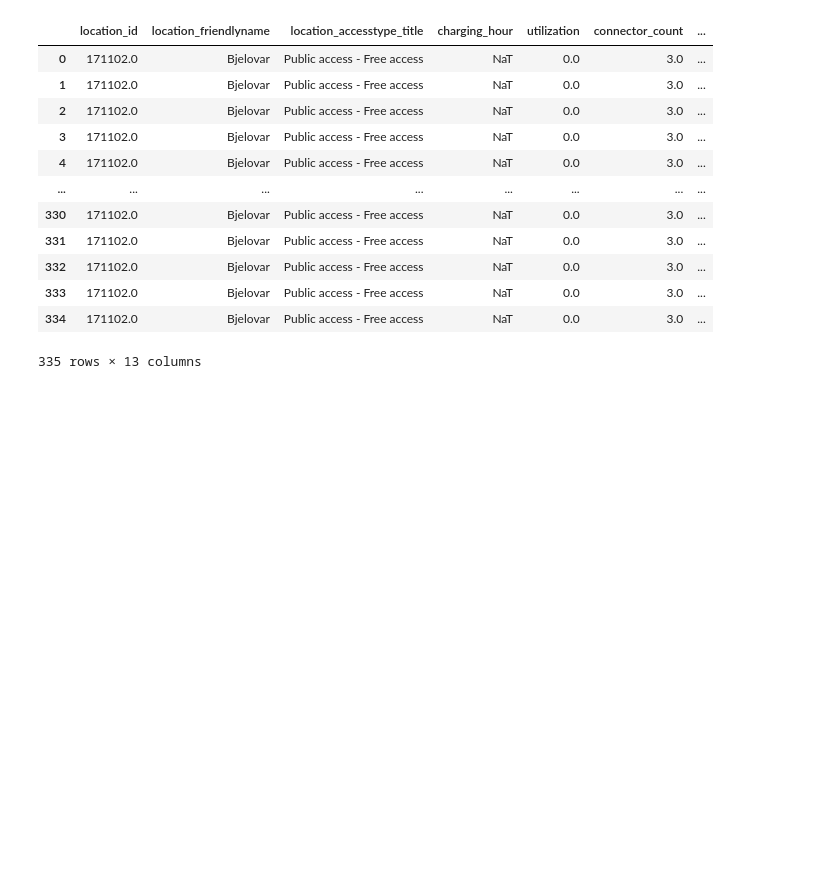
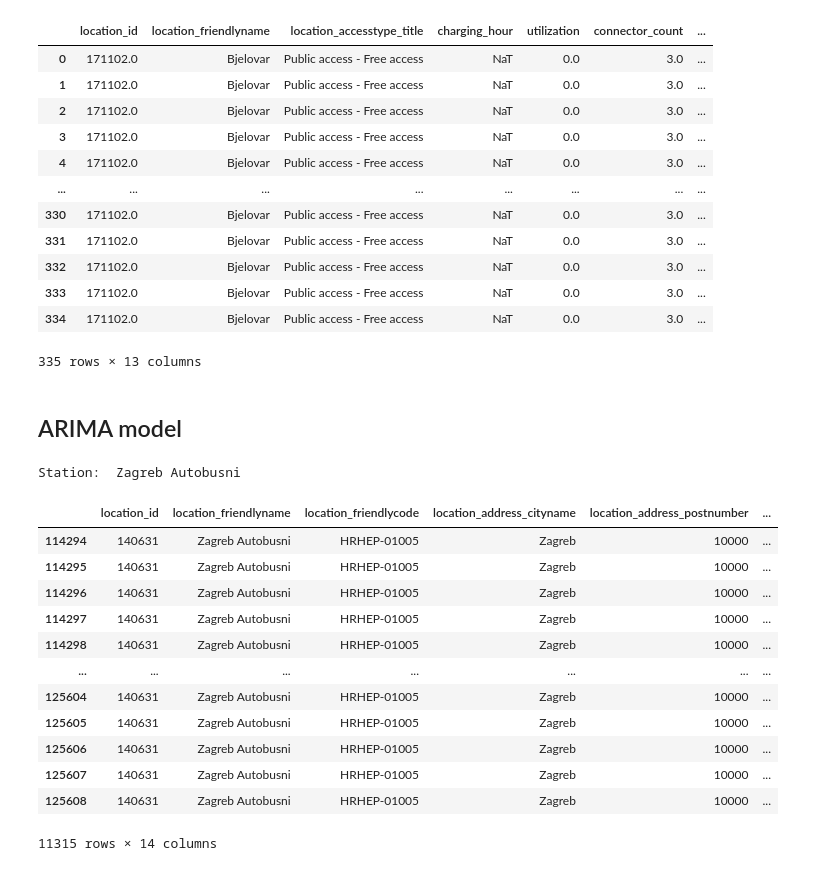
Before and after one commit to local-ai-gr/CNROpt-public, a Jupyter notebook: Forecasting with location included final model.ipynb, the cells around one changed output. Drawn from its saved outputs; the diff is of its cells as text; code cells hidden in the pictures; blank space fills up the shorter version.

```diff
--- a/Forecasting with location included final model.ipynb
+++ b/Forecasting with location included final model.ipynb
@@ -1813,3 +1813,5 @@ real_selected_loader = DataLoader(real_data_transformer, batch_size = 512, shuff
 # %%
 results_selected_location = test_transformer_model(real_selected_loader, best_model_transformer)
 results_selected_location['Time'] = real_data_selected['Time'].copy()
+# %% [markdown]
+ ## ARIMA model
@@ -1815,0 +1831,19 @@ results_selected_location['Time'] = real_data_selected['Time'].copy()
+# %%
+# Call the function to filter the CSV
+filtered_data_zg, name2 = filter_csv_by_first_column(data_stations, 140631)
+filtered_data_zg
+# %% [output]
+Station:  Zagreb Autobusni
+|  | location_id | location_friendlyname | location_friendlycode | location_address_cityname | location_address_postnumber | ... |
+| 114294 | 140631 | Zagreb Autobusni | HRHEP-01005 | Zagreb | 10000 | ... |
+| 114295 | 140631 | Zagreb Autobusni | HRHEP-01005 | Zagreb | 10000 | ... |
+| 114296 | 140631 | Zagreb Autobusni | HRHEP-01005 | Zagreb | 10000 | ... |
+| 114297 | 140631 | Zagreb Autobusni | HRHEP-01005 | Zagreb | 10000 | ... |
+| 114298 | 140631 | Zagreb Autobusni | HRHEP-01005 | Zagreb | 10000 | ... |
+| ... | ... | ... | ... | ... | ... | ... |
+| 125604 | 140631 | Zagreb Autobusni | HRHEP-01005 | Zagreb | 10000 | ... |
+| 125605 | 140631 | Zagreb Autobusni | HRHEP-01005 | Zagreb | 10000 | ... |
+| 125606 | 140631 | Zagreb Autobusni | HRHEP-01005 | Zagreb | 10000 | ... |
+| 125607 | 140631 | Zagreb Autobusni | HRHEP-01005 | Zagreb | 10000 | ... |
+| 125608 | 140631 | Zagreb Autobusni | HRHEP-01005 | Zagreb | 10000 | ... |
+11315 rows × 14 columns
```
Also changed, not shown: parts of 12 cells of this notebook.
